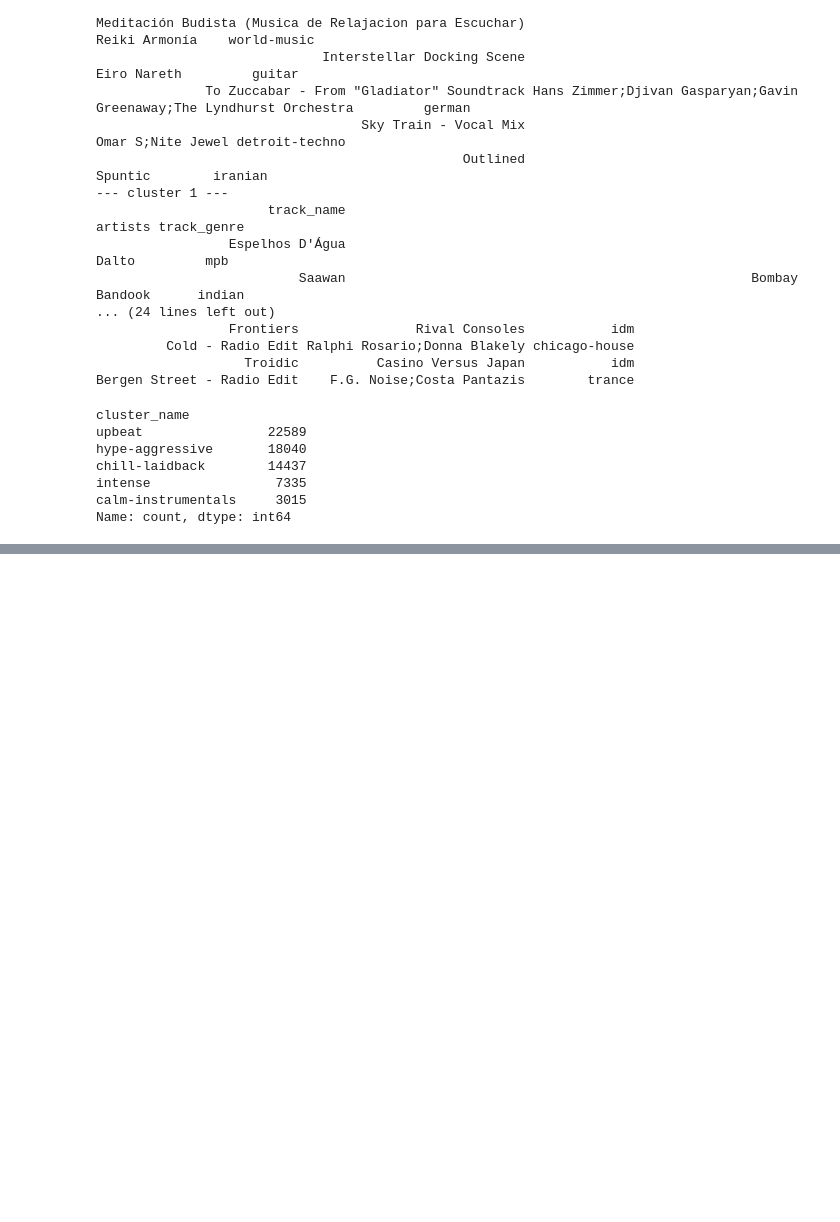
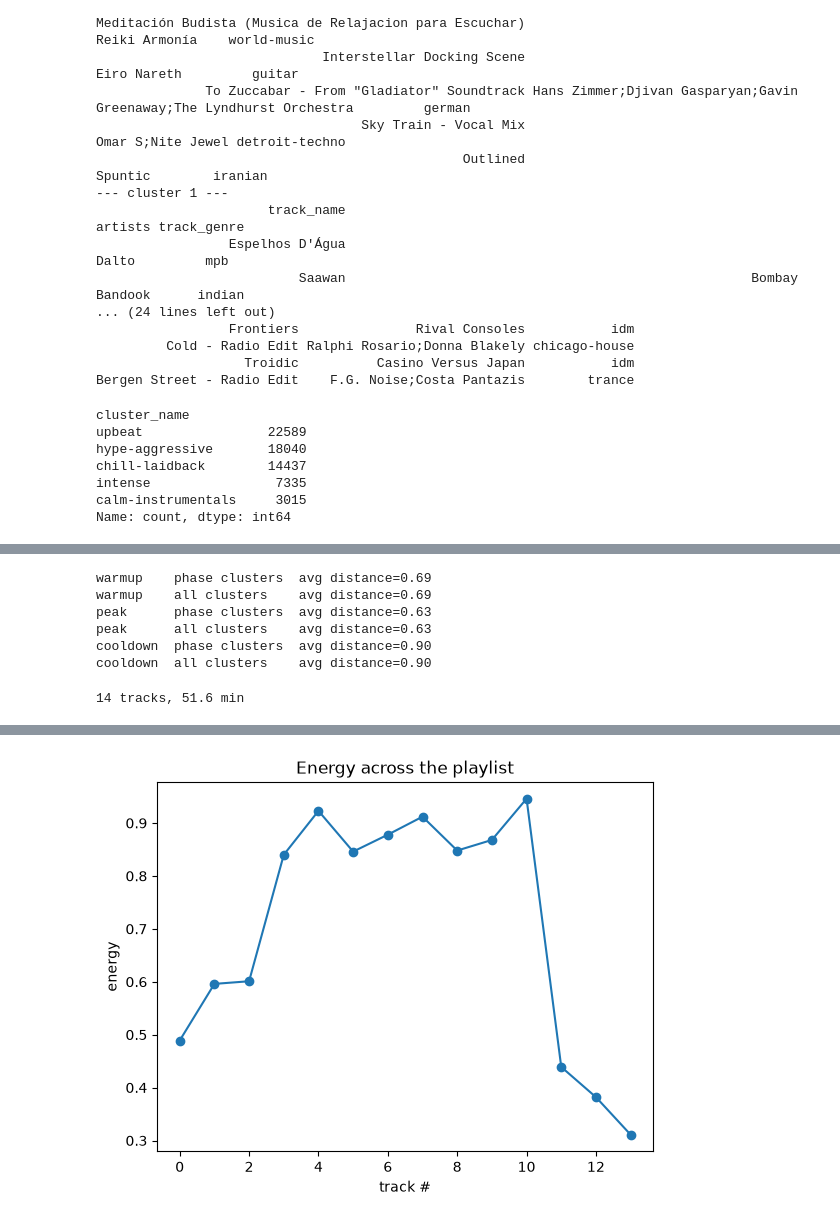
Before and after one commit to pranav-hariharan/pump-sync, a Jupyter notebook: notebooks/01_explore.ipynb, the cells around one changed output, grey strips where cells are left out. Drawn from its saved outputs; the diff is of its cells as text; code cells hidden in the pictures; blank space fills up the shorter version.

Commit message:
Playlist builder with phases

```diff
--- a/notebooks/01_explore.ipynb
+++ b/notebooks/01_explore.ipynb
@@ -338,0 +339,8 @@ COOLDOWN
+# %%
+for pop in [30, 40, 55]:
+    for pool in [30, 60, 100]:
+        r = top_matches(peak_target, PHASE_CLUSTERS["peak"],
+                        pool_size=pool, min_popularity=pop, seed=1)
+        print(f"popularity>={pop}  pool={pool}  "
+              f"avg distance={r['distance'].mean():.2f}  "
+              f"avg popularity={r['popularity'].mean():.0f}")
@@ -338,0 +357,69 @@ COOLDOWN
+# %%
+all_clusters = [1, 2, 3, 4]  # everything except the ambient cluster 0
+
+for name, target in [("warmup", warmup_target),
+                     ("peak", peak_target),
+                     ("cooldown", cooldown_target)]:
+    for label, cl in [("phase clusters", PHASE_CLUSTERS[name]),
+                      ("all clusters", all_clusters)]:
+        r = top_matches(target, cl, seed=1)
+        print(f"{name:9} {label:15} avg distance={r['distance'].mean():.2f}")
+# %% [output]
+warmup    phase clusters  avg distance=0.69
+warmup    all clusters    avg distance=0.69
+peak      phase clusters  avg distance=0.63
+peak      all clusters    avg distance=0.63
+cooldown  phase clusters  avg distance=0.90
+cooldown  all clusters    avg distance=0.90
+# %%
+import matplotlib.pyplot as plt
+
+def fill_phase(target, clusters, budget_ms, used_ids, artist_counts,
+               max_per_artist=2, seed=None):
+    # n == pool_size, so this returns the whole pool of closest matches
+    pool = top_matches(target, clusters, n=60, pool_size=60, seed=seed)
+    pool = pool.sample(frac=1, random_state=seed)  # shuffle for variety
+
+    chosen, total = [], 0
+    for _, row in pool.iterrows():
+        if total >= budget_ms:
+            break
+        artist = row["main_artist"]
+        if row["track_id"] in used_ids or artist_counts.get(artist, 0) >= max_per_artist:
+            continue
+        chosen.append(row)
+        total += row["duration_ms"]
+        used_ids.add(row["track_id"])
+        artist_counts[artist] = artist_counts.get(artist, 0) + 1
+    return pd.DataFrame(chosen)
+
+
+def build_playlist(duration_min=45, seed=None):
+    total_ms = duration_min * 60_000
+    used_ids, artist_counts = set(), {}
+
+    warmup = fill_phase(warmup_target, PHASE_CLUSTERS["warmup"], 0.2 * total_ms,
+                        used_ids, artist_counts, seed=seed)
+    peak = fill_phase(peak_target, PHASE_CLUSTERS["peak"], 0.6 * total_ms,
+                      used_ids, artist_counts, seed=seed)
+    cooldown = fill_phase(cooldown_target, PHASE_CLUSTERS["cooldown"], 0.2 * total_ms,
+                          used_ids, artist_counts, seed=seed)
+
+    # Warmup ramps up, cooldown winds down
+    warmup = warmup.sort_values("energy").assign(phase="warmup")
+    peak = peak.assign(phase="peak")
+    cooldown = cooldown.sort_values("energy", ascending=False).assign(phase="cooldown")
+
+    return pd.concat([warmup, peak, cooldown], ignore_index=True)
+
+
+pl = build_playlist(45, seed=1)
+print(f"{len(pl)} tracks, {pl['duration_ms'].sum() / 60_000:.1f} min")
+display(pl[["phase", "track_name", "artists", "track_genre", "energy", "tempo"]])
+
+plt.plot(pl["energy"].values, marker="o")
+plt.title("Energy across the playlist")
+plt.xlabel("track #"); plt.ylabel("energy")
+plt.show()
+# %% [output]
+14 tracks, 51.6 min
@@ -338,0 +441 @@ COOLDOWN
+[figure, added]
```
Also changed, not shown: parts of 3 cells of this notebook.
